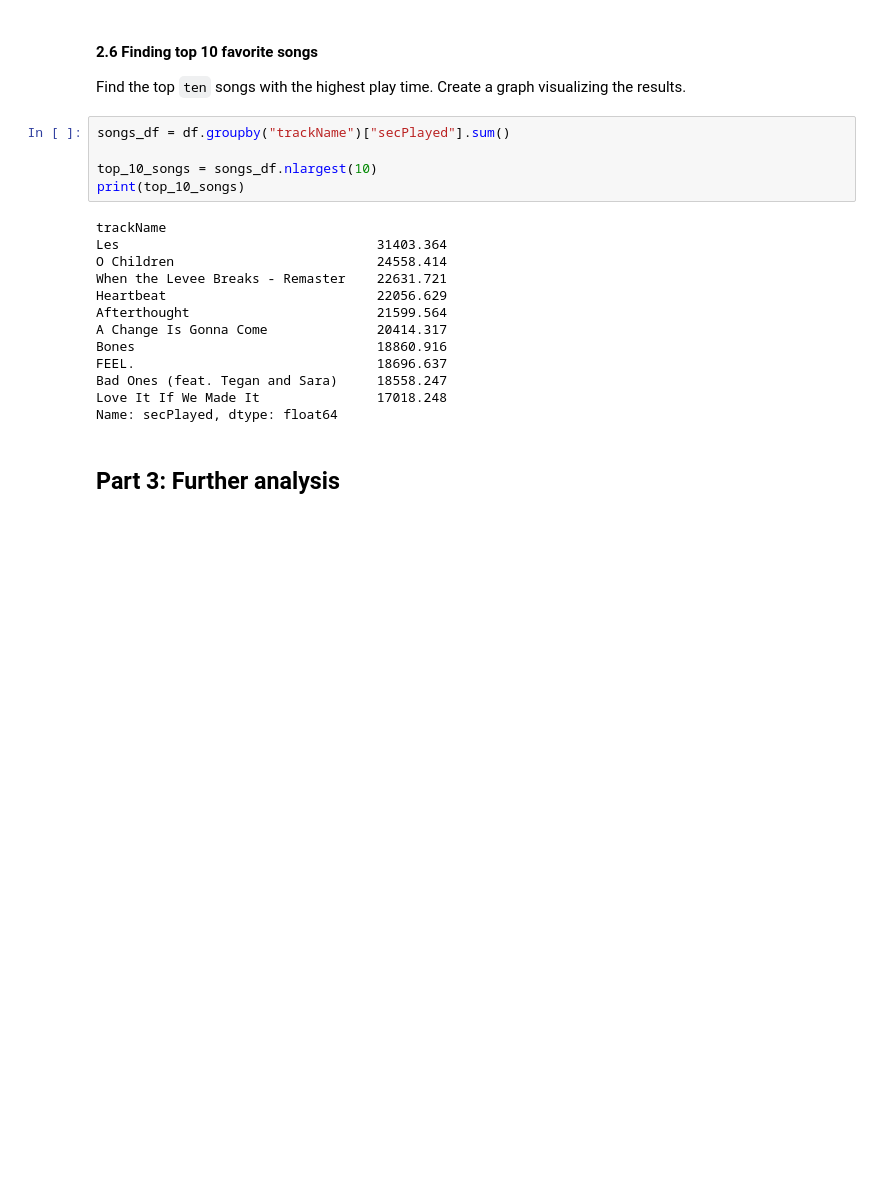
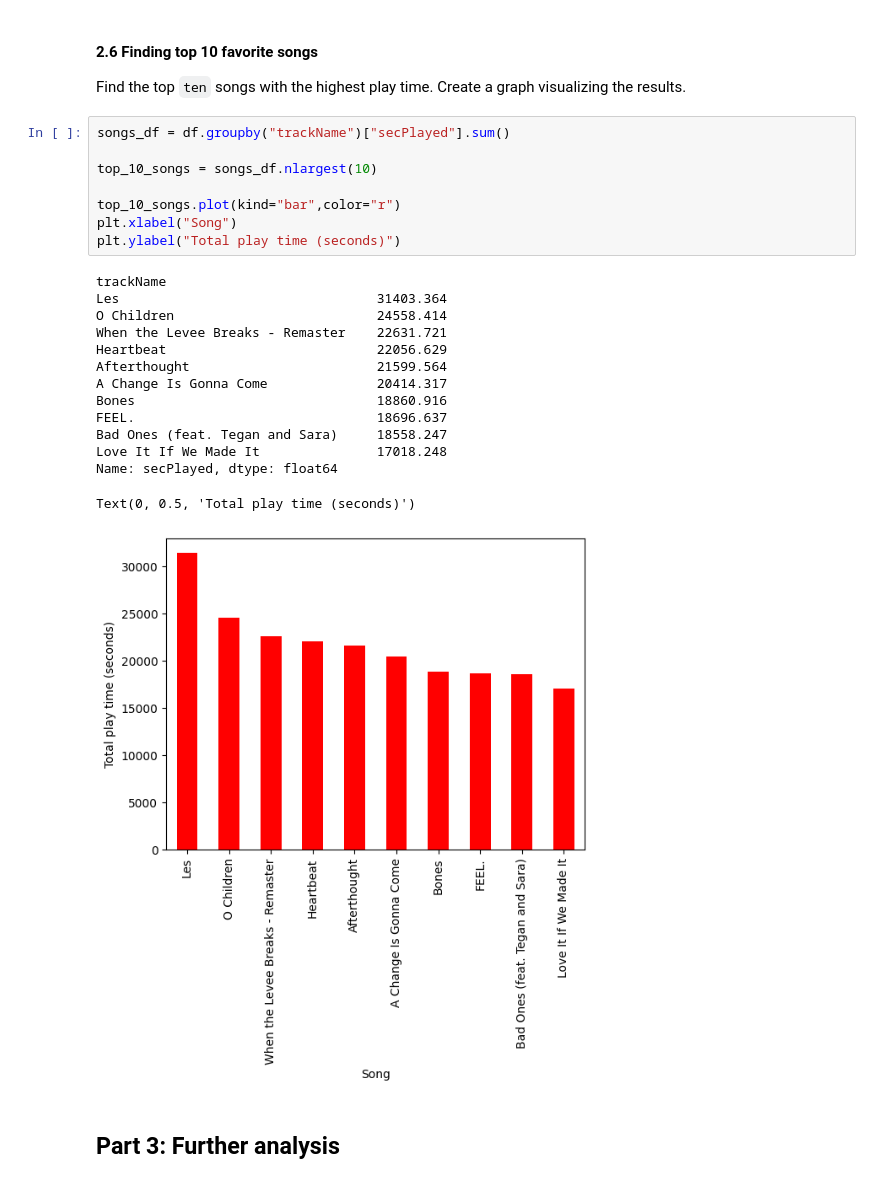
Before and after one commit to JohannesStandal/DAT200, a Jupyter notebook: CA1/CA1_spotify.ipynb, the cells around one changed output. Cells and saved outputs as stored; diff of their text form; blank space fills up the shorter version.

```diff
--- a/CA1/CA1_spotify.ipynb
+++ b/CA1/CA1_spotify.ipynb
@@ -277,21 +268,26 @@ Find the top `ten` songs with the highest play time. Create a graph visualizing
 # %%
 songs_df = df.groupby("trackName")["secPlayed"].sum()
 
 top_10_songs = songs_df.nlargest(10)
-print(top_10_songs)
+
+top_10_songs.plot(kind="bar",color="r")
+plt.xlabel("Song")
+plt.ylabel("Total play time (seconds)")
 # %% [output]
 trackName
 Les                                 31403.364
 O Children                          24558.414
 When the Levee Breaks - Remaster    22631.721
 Heartbeat                           22056.629
 Afterthought                        21599.564
 A Change Is Gonna Come              20414.317
 Bones                               18860.916
 FEEL.                               18696.637
 Bad Ones (feat. Tegan and Sara)     18558.247
 Love It If We Made It               17018.248
 Name: secPlayed, dtype: float64
+Text(0, 0.5, 'Total play time (seconds)')
+[figure, added]
 # %% [markdown]
 ## Part 3: Further analysis
 # %% [markdown]
```
Also changed, not shown: parts of 5 cells of this notebook.
